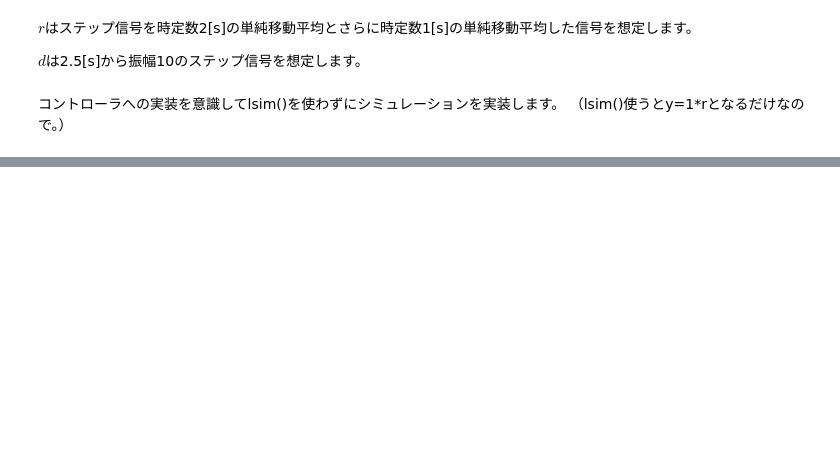
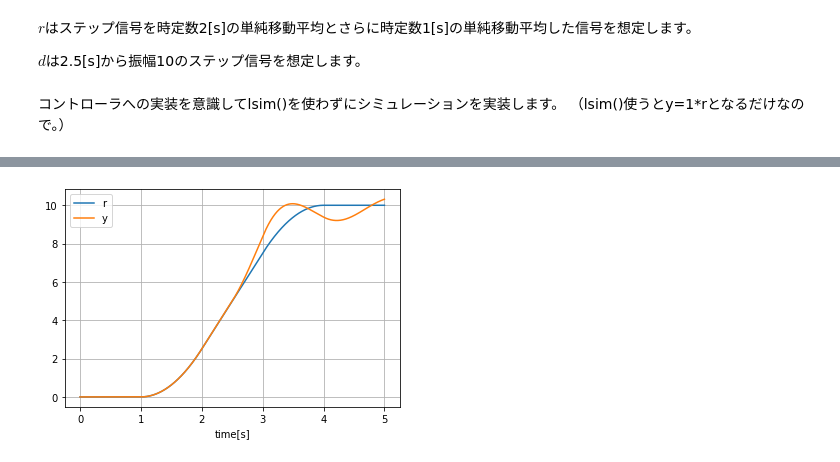
Before and after one commit to hajimesat0/ctrl-eng-study, a Jupyter notebook: src/topic_2自由度制御/two_degrees_of_freedom_control.ipynb, the cells around one changed output, grey strips where cells are left out. Drawn from its saved outputs; the diff is of its cells as text; code cells hidden in the pictures; blank space fills up the shorter version.

```diff
--- a/src/topic_2自由度制御/two_degrees_of_freedom_control.ipynb
+++ b/src/topic_2自由度制御/two_degrees_of_freedom_control.ipynb
@@ -167,0 +262,36 @@ plt.grid()
+# %%
+# 初期化
+P = ExecutableSSDigSystem(P_ss_dig,np.matrix([[0],[0]]),0)
+K = ExecutableSSDigSystem(K_ss_dig,np.matrix([[0]]),0)
+
+# シミュレーション格納用リスト
+list_y = np.empty(0)
+list_u_ff = np.empty(0)
+list_u_fb = np.empty(0)
+
+# シミュレーション
+for (r,dot_r,ddot_r,d) in zip(list_r,list_dot_r,list_ddot_r,list_d):
+
+    # FF制御器計算
+    u_ff = ddot_r / omega_0 + dot_r
+
+    # FB制御器の状態・出力更新
+    # 1周期前のPの出力を使っている
+    K.execute( r - P.y )
+
+    # 制御対象の状態更新
+    P.execute( u_ff + K.y + d )
+
+    # 結果の格納
+    list_u_ff = np.append( list_u_ff,u_ff )
+    list_u_fb = np.append( list_u_fb,u_fb )
+    list_y = np.append( list_y,P.y )
+# %%
+plt.figure()
+plt.plot( list_time, list_r, label="r" )
+plt.plot( list_time, list_y, label="y" )
+plt.xlabel("time[s]")
+plt.legend()
+plt.grid()
+# %% [output]
+[figure, added]
```
Also changed, not shown: parts of 14 cells of this notebook.
